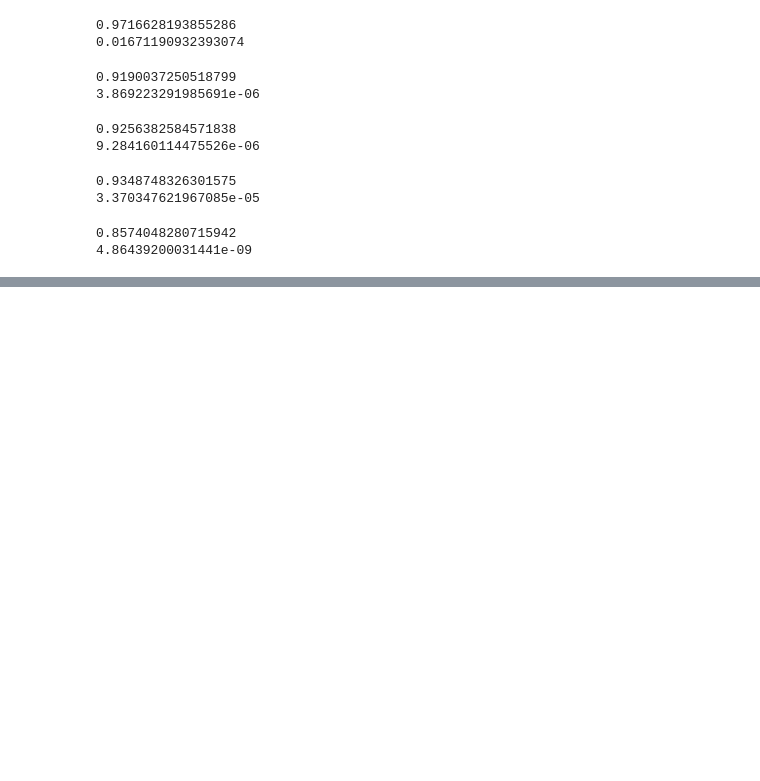
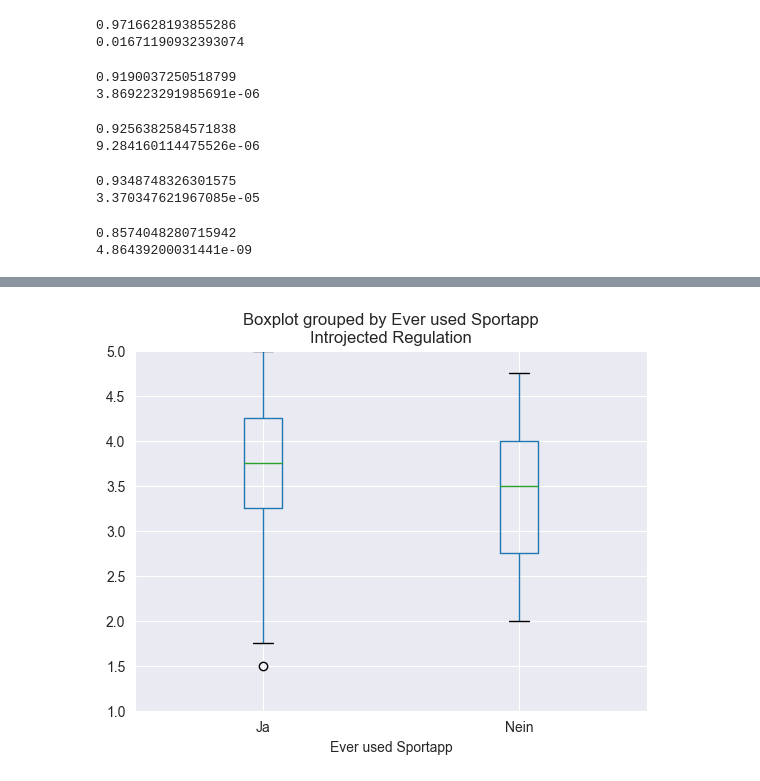
Before and after one commit to leaambrosius/emse, a Jupyter notebook: data_analysis.ipynb, the cells around one changed output, grey strips where cells are left out. Cells and saved outputs as stored; diff of their text form; code cells hidden in the pictures; blank space fills up the shorter version.

```diff
--- a/data_analysis.ipynb
+++ b/data_analysis.ipynb
@@ -179,0 +198,6 @@ print(p_value)
+# %%
+data.boxplot(column='Introjected Regulation', by='Ever used Sportapp')
+plt.ylim(1, 5)
+plt.show()
+# %% [output]
+[figure, added]
```
Also changed, not shown: parts of 16 cells of this notebook.
